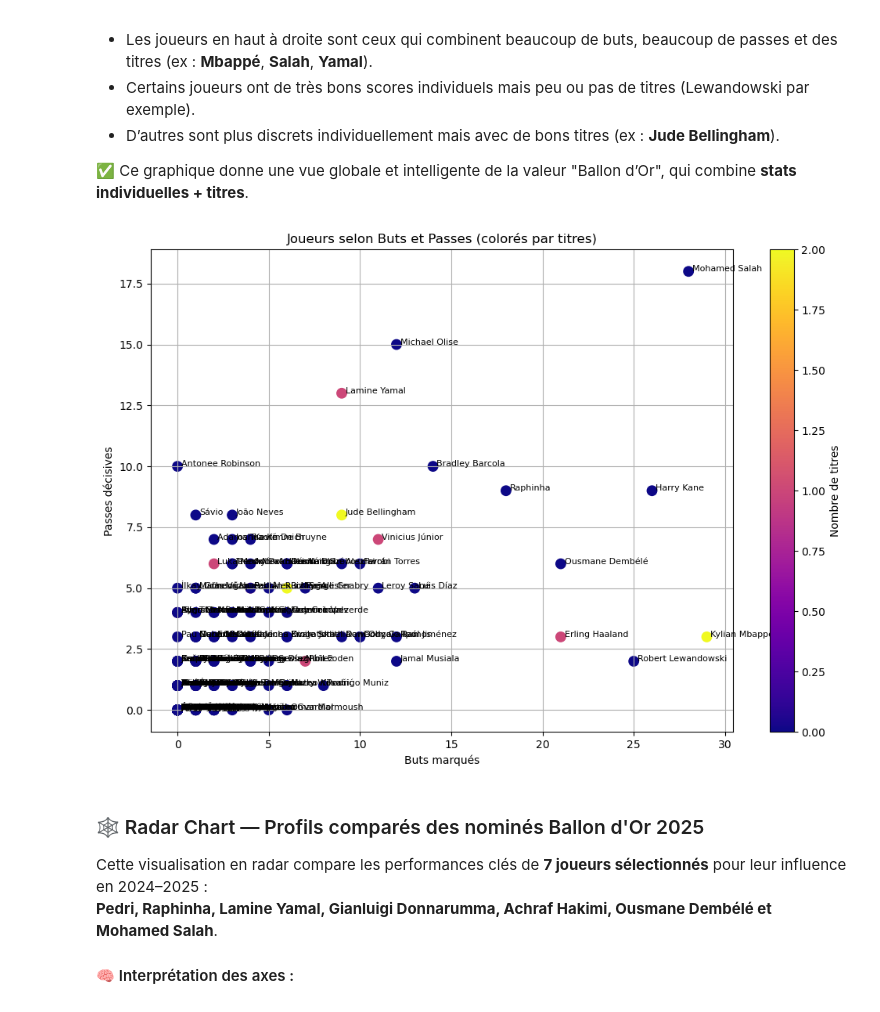
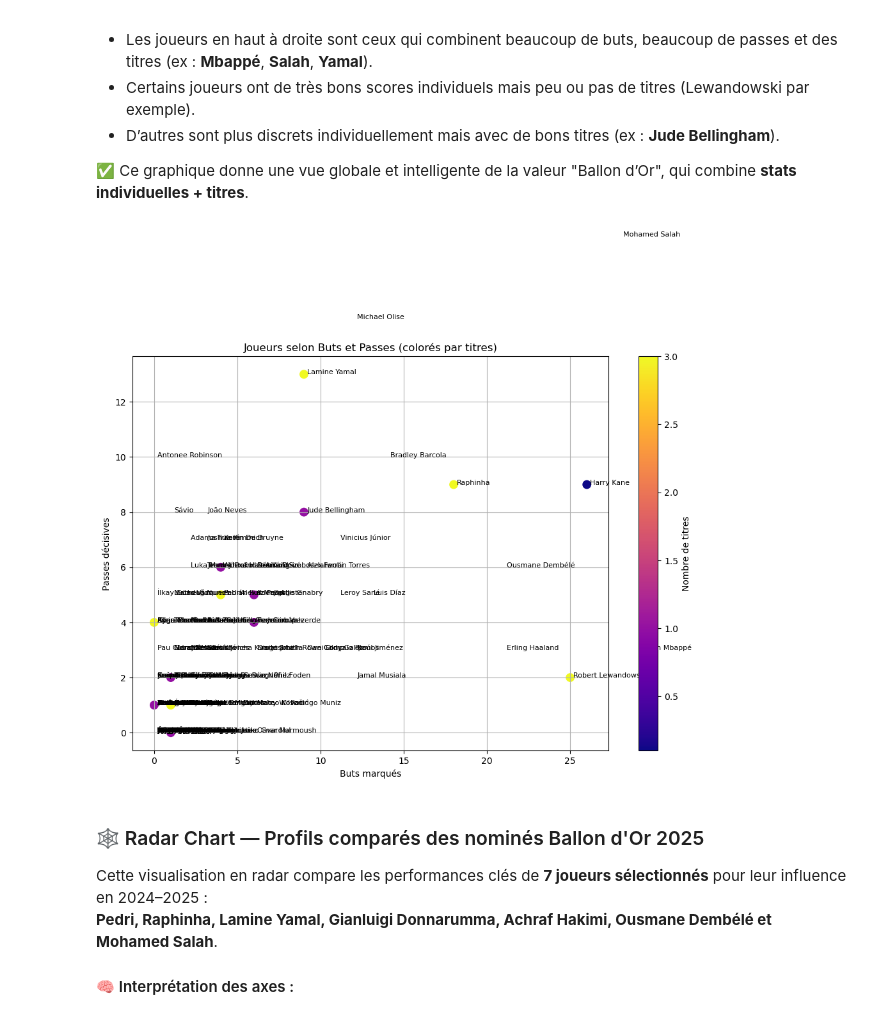
Before and after one commit to LamiaeAndof/Analyse-Football-Web, a Jupyter notebook: 03_prediction/predict_ballondor.ipynb, the cells around one changed output. Saved outputs shown, nothing was run; the diff lists cells and outputs as text; code cells hidden in the pictures.

```diff
--- a/03_prediction/predict_ballondor.ipynb
+++ b/03_prediction/predict_ballondor.ipynb
@@ -58,7 +63,7 @@ Requirement already satisfied: six>=1.5 in c:\programdata\anaconda3\lib\site-pac
 [notice] A new release of pip is available: 25.1 -> 25.1.1
 [notice] To update, run: python.exe -m pip install --upgrade pip
 # %%
-df = pd.read_csv("../data/ballondor_dataset.csv", sep=';')
+df = pd.read_csv("../data/ballondor_dataset_ready.csv", sep=';')
 # %%
 # Supprimer les colonnes inutiles (suffixes .1, colonnes vides, etc.)
 df = df.loc[:, ~df.columns.str.contains(r'\.1$|Unnamed')]
@@ -163,20 +168,20 @@ Ce scatter plot croise les **buts marqués** et les **passes décisives**, avec
 # %%
 import matplotlib.pyplot as plt
 
 plt.figure(figsize=(12, 8))
-plt.scatter(df["Gls"], df["Ast"], c=df["TeamTitles"], cmap="plasma", s=80)
+plt.scatter(df["Gls"], df["Ast"], c=df["TeamTitles_Team"], cmap="plasma", s=80)
 
 for i in df.index:
     plt.text(df["Gls"][i]+0.2, df["Ast"][i], df["Player"][i], fontsize=8)
 
 plt.xlabel("Buts marqués")
 plt.ylabel("Passes décisives")
 plt.title("Joueurs selon Buts et Passes (colorés par titres)")
 plt.colorbar(label="Nombre de titres")
 plt.grid(True)
 plt.show()
 # %% [output]
-[figure, old version]
+[figure, new version]
 # %% [markdown]
 ### 🕸️ Radar Chart — Profils comparés des nominés Ballon d'Or 2025
 
```
Also changed, not shown: parts of 32 cells of this notebook, 5 other files.
